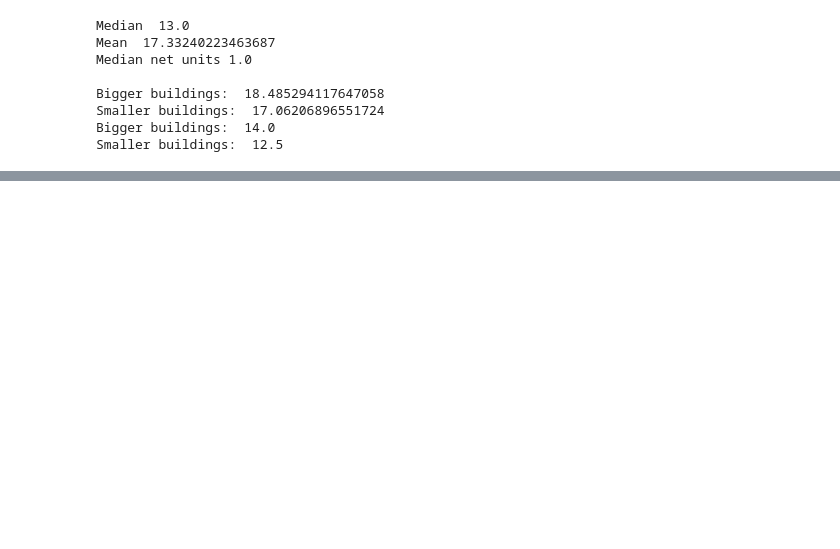
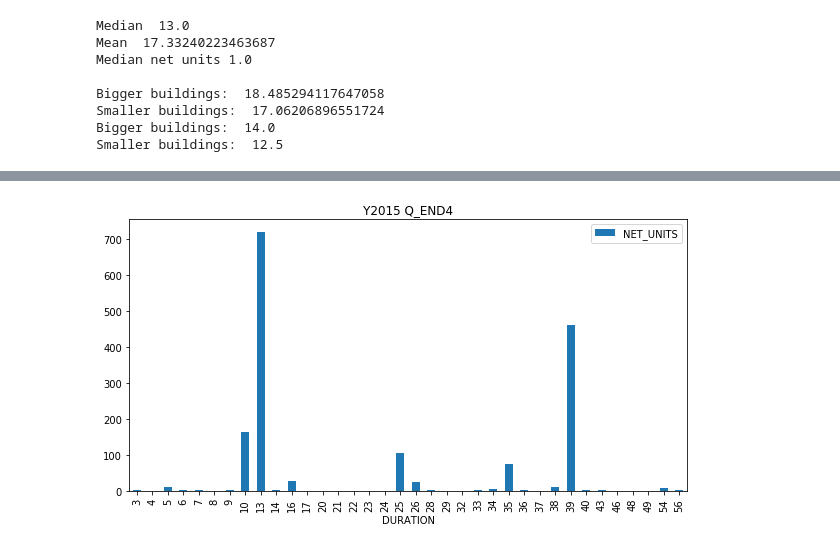
Before and after one commit to openland/statecraft-projects, a Jupyter notebook: housing_pipeline.ipynb, the cells around one changed output, grey strips where cells are left out. Cells and saved outputs as stored; diff of their text form; code cells hidden in the pictures; blank space fills up the shorter version.

```diff
--- a/housing_pipeline.ipynb
+++ b/housing_pipeline.ipynb
@@ -213,4 +158,16 @@ complete.sort_values(['NET_UNITS'], ascending=False).head()
 | N200605161774 | 452 | 452 | 2015 | 4 | 2006 | 2 | 39 | ... |
 | N201209059006 | 450 | 450 | 2016 | 2 | 2012 | 3 | 16 | ... |
 | N201307303137 | 416 | 416 | 2016 | 4 | 2013 | 3 | 14 | ... |
+# %%
+def plot_duration(year, quarter_end):
+    d1 = complete[(complete['YEAR_END'] == year) & (complete['QUARTER_END'] == quarter_end)]
+    grouped = d1.sort_values(['NET_UNITS']).groupby(['DURATION']).sum()
+    grouped.plot(y = 'NET_UNITS', kind = "bar", figsize=(10,5), title = "Y" + str(year) + " Q_END" + str(quarter_end))
+
+#plot_duration(2015, 1)
+#plot_duration(2015, 2)
+#plot_duration(2015, 3)
+plot_duration(2015, 4)
+# %% [output]
+[figure, added]
 # %%
```
Also changed, not shown: parts of 19 cells of this notebook.
